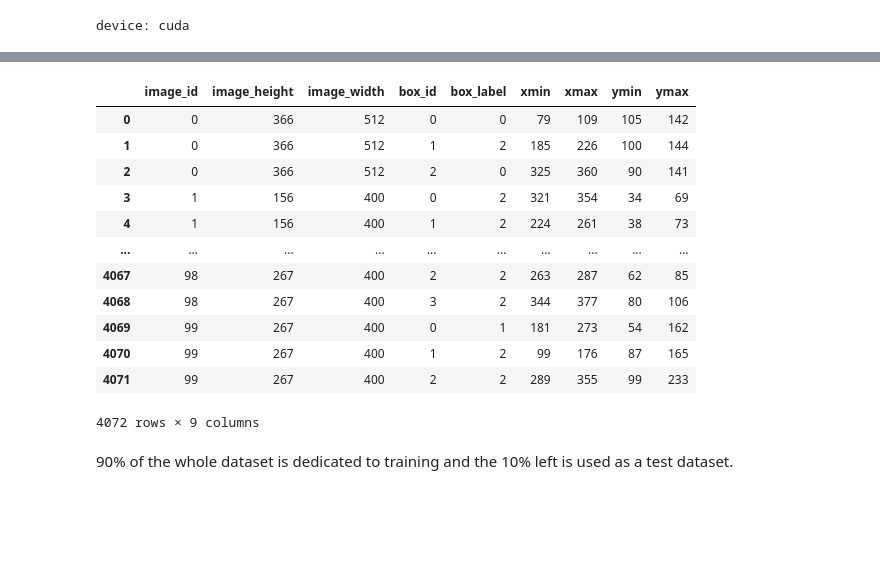
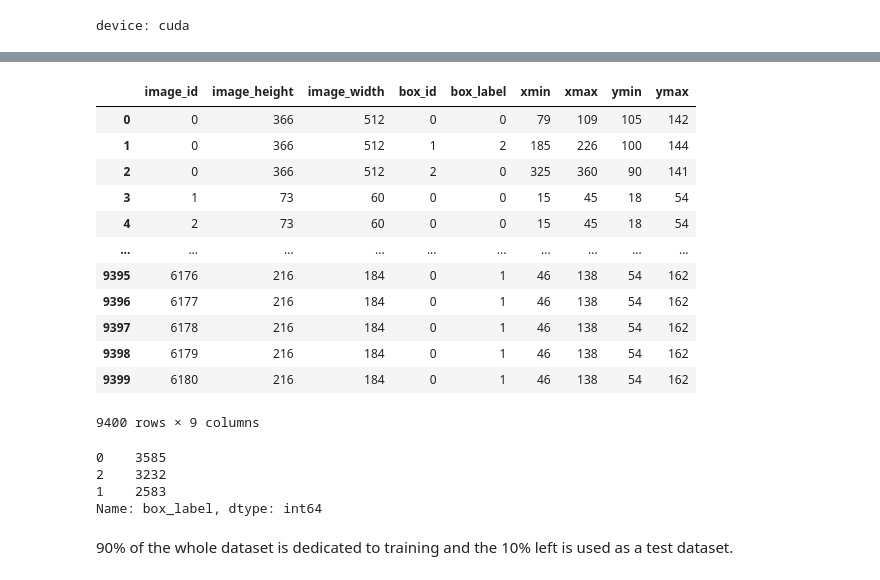
Before and after one commit to xaliq2299/mask-detection-social-distancing, a Jupyter notebook: MaskRecognition.ipynb, the cells around one changed output, grey strips where cells are left out. Saved outputs shown, nothing was run; the diff lists cells and outputs as text; code cells hidden in the pictures; blank space fills up the shorter version.

```diff
--- a/MaskRecognition.ipynb
+++ b/MaskRecognition.ipynb
@@ -51,10 +56,21 @@ device: cuda
 # %%
-data_path = "data/FaceMaskDetection/"           # path to the directory with the relevant data
-annotations_path = data_path + "annotations/"   # path to the directory with the .xml annotations files
-images_path = data_path + "images/"             # path to the directory with the images
+data_dir_path = "data/FaceMaskDetection_Processed/" # path to the directory with the relevant data
+images_dir_path = data_dir_path + "images/"         # path to the directory with the images
+images_files = os.listdir(images_dir_path)           # list of files in the image directory
 
-annotation_files = os.listdir(annotations_path) # list of the files in the annotation directory
-image_files = os.listdir(images_path)           # list of files in the image directory
-
-annotation_files.sort()
-image_files.sort()
+annotations = pd.read_csv(data_dir_path + "annotations.csv", index_col=None) # dataframe with information about the images and their bounding boxes
+display(annotations)
+# %% [output]
+|  | image_id | image_height | image_width | box_id | box_label | xmin | xmax | ymin | ymax |
+| 0 | 0 | 366 | 512 | 0 | 0 | 79 | 109 | 105 | 142 |
+| 1 | 0 | 366 | 512 | 1 | 2 | 185 | 226 | 100 | 144 |
+| 2 | 0 | 366 | 512 | 2 | 0 | 325 | 360 | 90 | 141 |
+| 3 | 1 | 73 | 60 | 0 | 0 | 15 | 45 | 18 | 54 |
+| 4 | 2 | 73 | 60 | 0 | 0 | 15 | 45 | 18 | 54 |
+| ... | ... | ... | ... | ... | ... | ... | ... | ... | ... |
+| 9395 | 6176 | 216 | 184 | 0 | 1 | 46 | 138 | 54 | 162 |
+| 9396 | 6177 | 216 | 184 | 0 | 1 | 46 | 138 | 54 | 162 |
+| 9397 | 6178 | 216 | 184 | 0 | 1 | 46 | 138 | 54 | 162 |
+| 9398 | 6179 | 216 | 184 | 0 | 1 | 46 | 138 | 54 | 162 |
+| 9399 | 6180 | 216 | 184 | 0 | 1 | 46 | 138 | 54 | 162 |
+9400 rows × 9 columns
@@ -103,20 +77,10 @@ def get_annotations(data_path, annotations_path, annotation_files):
-# %%
-annotations = get_annotations(data_path, annotations_path, annotation_files)
-annotations
-# %% [output]
-|  | image_id | image_height | image_width | box_id | box_label | xmin | xmax | ymin | ymax |
-| 0 | 0 | 366 | 512 | 0 | 0 | 79 | 109 | 105 | 142 |
-| 1 | 0 | 366 | 512 | 1 | 2 | 185 | 226 | 100 | 144 |
-| 2 | 0 | 366 | 512 | 2 | 0 | 325 | 360 | 90 | 141 |
-| 3 | 1 | 156 | 400 | 0 | 2 | 321 | 354 | 34 | 69 |
-| 4 | 1 | 156 | 400 | 1 | 2 | 224 | 261 | 38 | 73 |
-| ... | ... | ... | ... | ... | ... | ... | ... | ... | ... |
-| 4067 | 98 | 267 | 400 | 2 | 2 | 263 | 287 | 62 | 85 |
-| 4068 | 98 | 267 | 400 | 3 | 2 | 344 | 377 | 80 | 106 |
-| 4069 | 99 | 267 | 400 | 0 | 1 | 181 | 273 | 54 | 162 |
-| 4070 | 99 | 267 | 400 | 1 | 2 | 99 | 176 | 87 | 165 |
-| 4071 | 99 | 267 | 400 | 2 | 2 | 289 | 355 | 99 | 233 |
-4072 rows × 9 columns
+# %%
+annotations["box_label"].value_counts()
+# %% [output]
+0    3585
+2    3232
+1    2583
+Name: box_label, dtype: int64
 # %%
 class FaceMaskDataset(Dataset):
 
```
Also changed, not shown: parts of 20 cells of this notebook, 8 other files.
